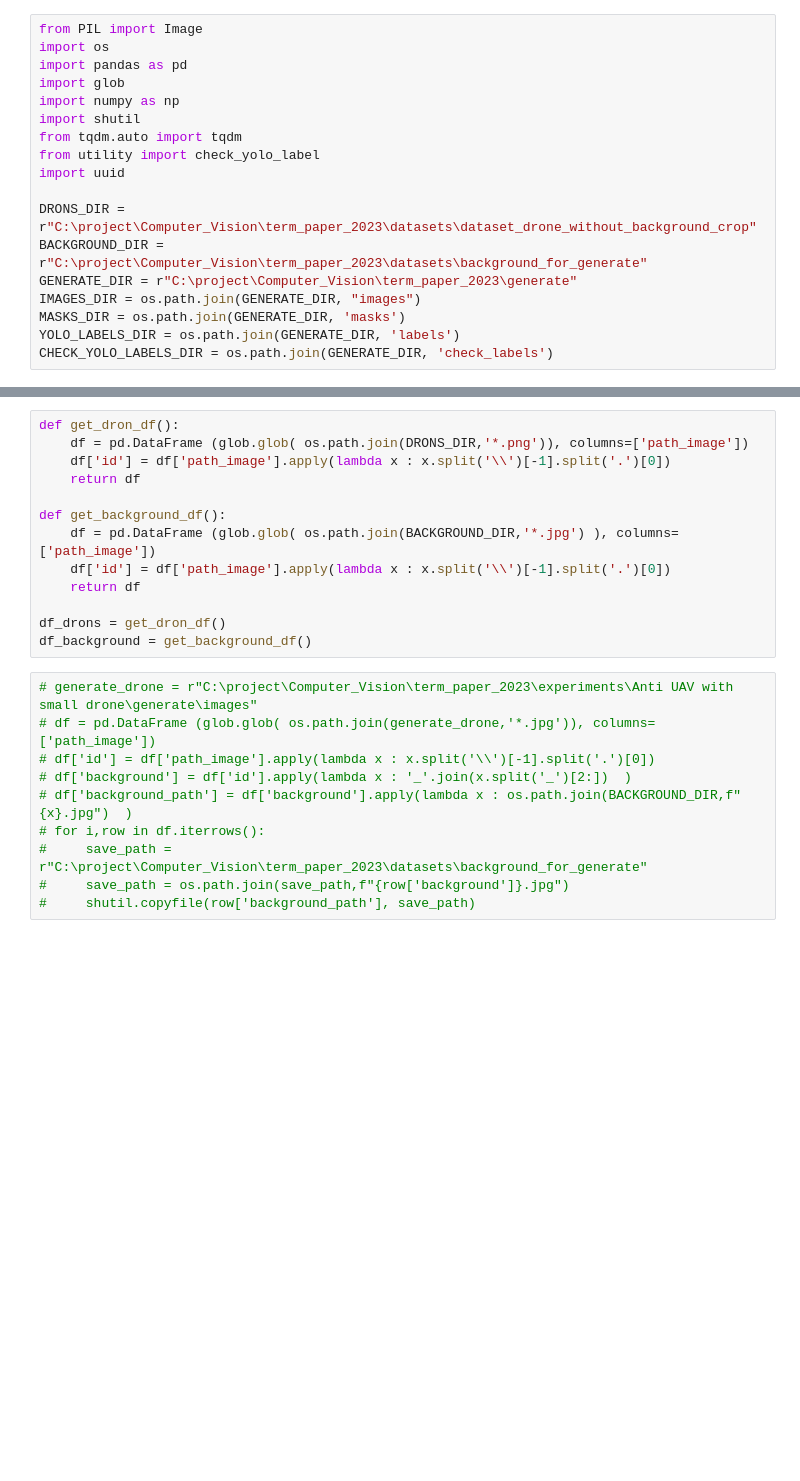
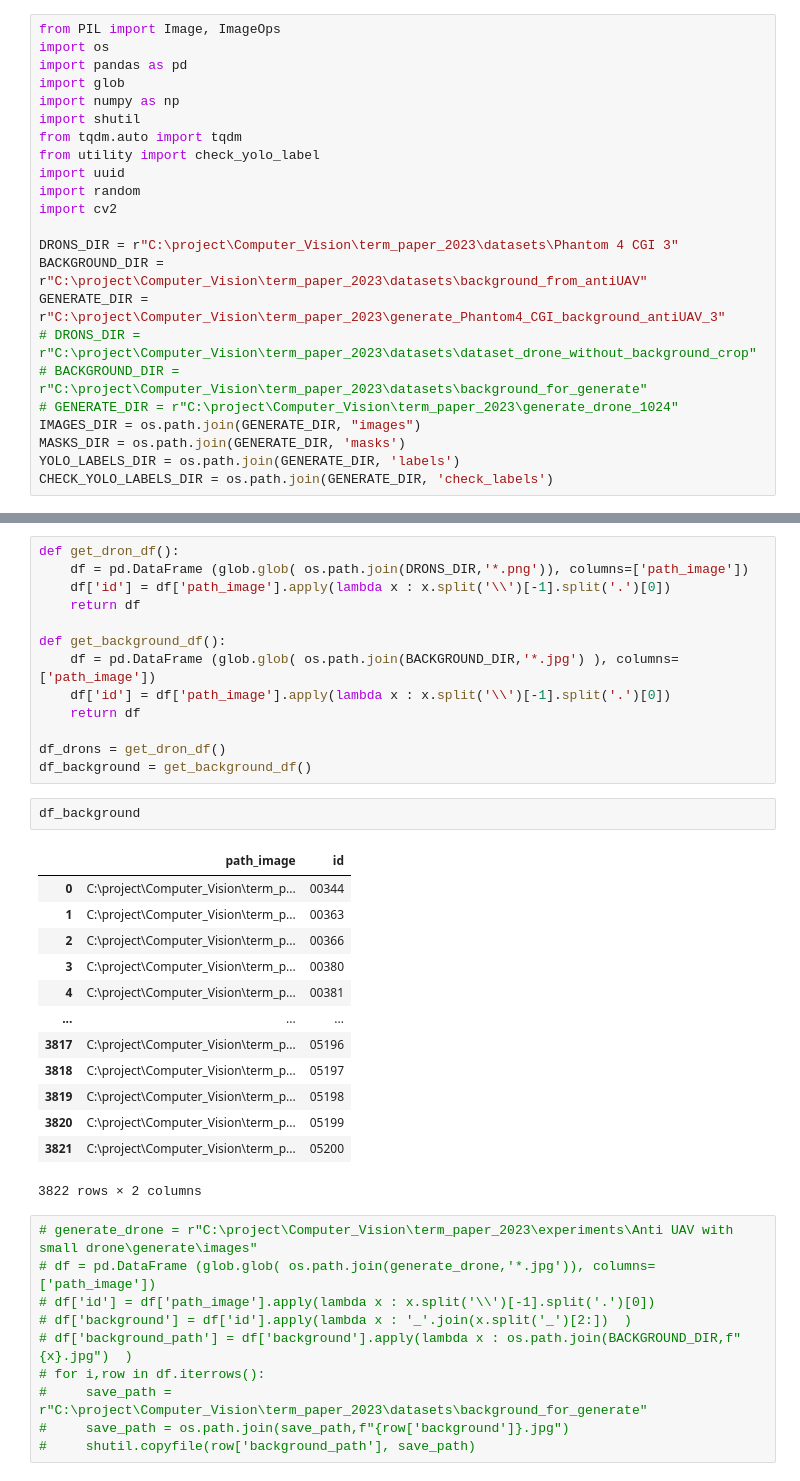
Before and after one commit to VladSmirN/drons_generate_scripts, a Jupyter notebook: generate_drons.ipynb, the cells around one changed output, grey strips where cells are left out. Drawn from its saved outputs; the diff is of its cells as text; blank space fills up the shorter version.

```diff
--- a/generate_drons.ipynb
+++ b/generate_drons.ipynb
@@ -1,5 +1,5 @@
 # %%
-from PIL import Image
+from PIL import Image, ImageOps
 import os
 import pandas as pd
 import glob
@@ -8,10 +8,15 @@ import shutil
 from tqdm.auto import tqdm
 from utility import check_yolo_label
 import uuid
+import random
+import cv2
 
-DRONS_DIR = r"C:\project\Computer_Vision\term_paper_2023\datasets\dataset_drone_without_background_crop"
-BACKGROUND_DIR = r"C:\project\Computer_Vision\term_paper_2023\datasets\background_for_generate"
-GENERATE_DIR = r"C:\project\Computer_Vision\term_paper_2023\generate"
+DRONS_DIR = r"C:\project\Computer_Vision\term_paper_2023\datasets\Phantom 4 CGI 3"
+BACKGROUND_DIR = r"C:\project\Computer_Vision\term_paper_2023\datasets\background_from_antiUAV"
+GENERATE_DIR = r"C:\project\Computer_Vision\term_paper_2023\generate_Phantom4_CGI_background_antiUAV_3"
+# DRONS_DIR = r"C:\project\Computer_Vision\term_paper_2023\datasets\dataset_drone_without_background_crop"
+# BACKGROUND_DIR = r"C:\project\Computer_Vision\term_paper_2023\datasets\background_for_generate"
+# GENERATE_DIR = r"C:\project\Computer_Vision\term_paper_2023\generate_drone_1024"
 IMAGES_DIR = os.path.join(GENERATE_DIR, "images")
 MASKS_DIR = os.path.join(GENERATE_DIR, 'masks')
 YOLO_LABELS_DIR = os.path.join(GENERATE_DIR, 'labels')
@@ -38,6 +43,22 @@ def get_background_df():
 
 df_drons = get_dron_df()
 df_background = get_background_df()
+# %%
+df_background
+# %% [output]
+|  | path_image | id |
+| 0 | C:\project\Computer_Vision\term_p... | 00344 |
+| 1 | C:\project\Computer_Vision\term_p... | 00363 |
+| 2 | C:\project\Computer_Vision\term_p... | 00366 |
+| 3 | C:\project\Computer_Vision\term_p... | 00380 |
+| 4 | C:\project\Computer_Vision\term_p... | 00381 |
+| ... | ... | ... |
+| 3817 | C:\project\Computer_Vision\term_p... | 05196 |
+| 3818 | C:\project\Computer_Vision\term_p... | 05197 |
+| 3819 | C:\project\Computer_Vision\term_p... | 05198 |
+| 3820 | C:\project\Computer_Vision\term_p... | 05199 |
+| 3821 | C:\project\Computer_Vision\term_p... | 05200 |
+3822 rows × 2 columns
 # %%
 # generate_drone = r"C:\project\Computer_Vision\term_paper_2023\experiments\Anti UAV with small drone\generate\images"
 # df = pd.DataFrame (glob.glob( os.path.join(generate_drone,'*.jpg')), columns=['path_image'])
```
Also changed, not shown: parts of 1 cell of this notebook, 9 other files.
